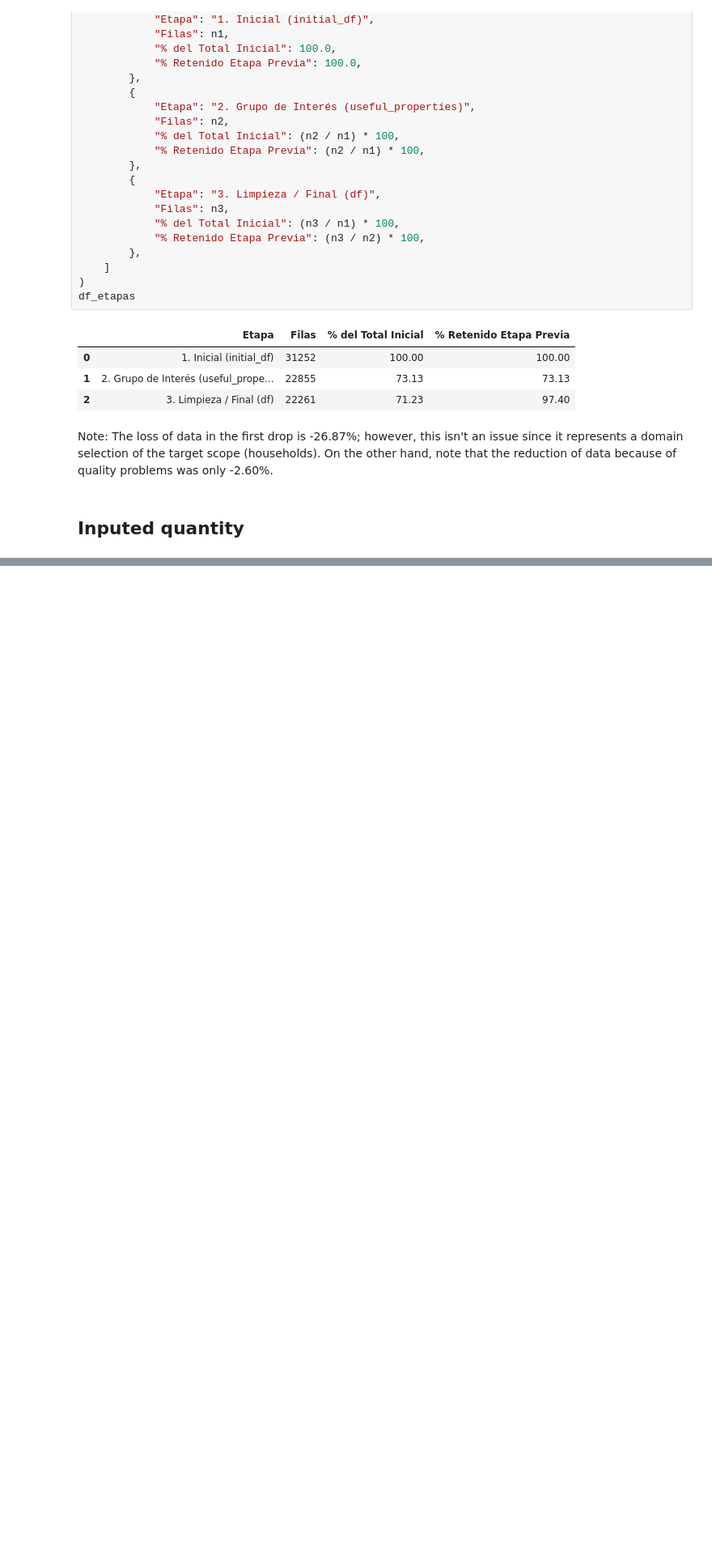
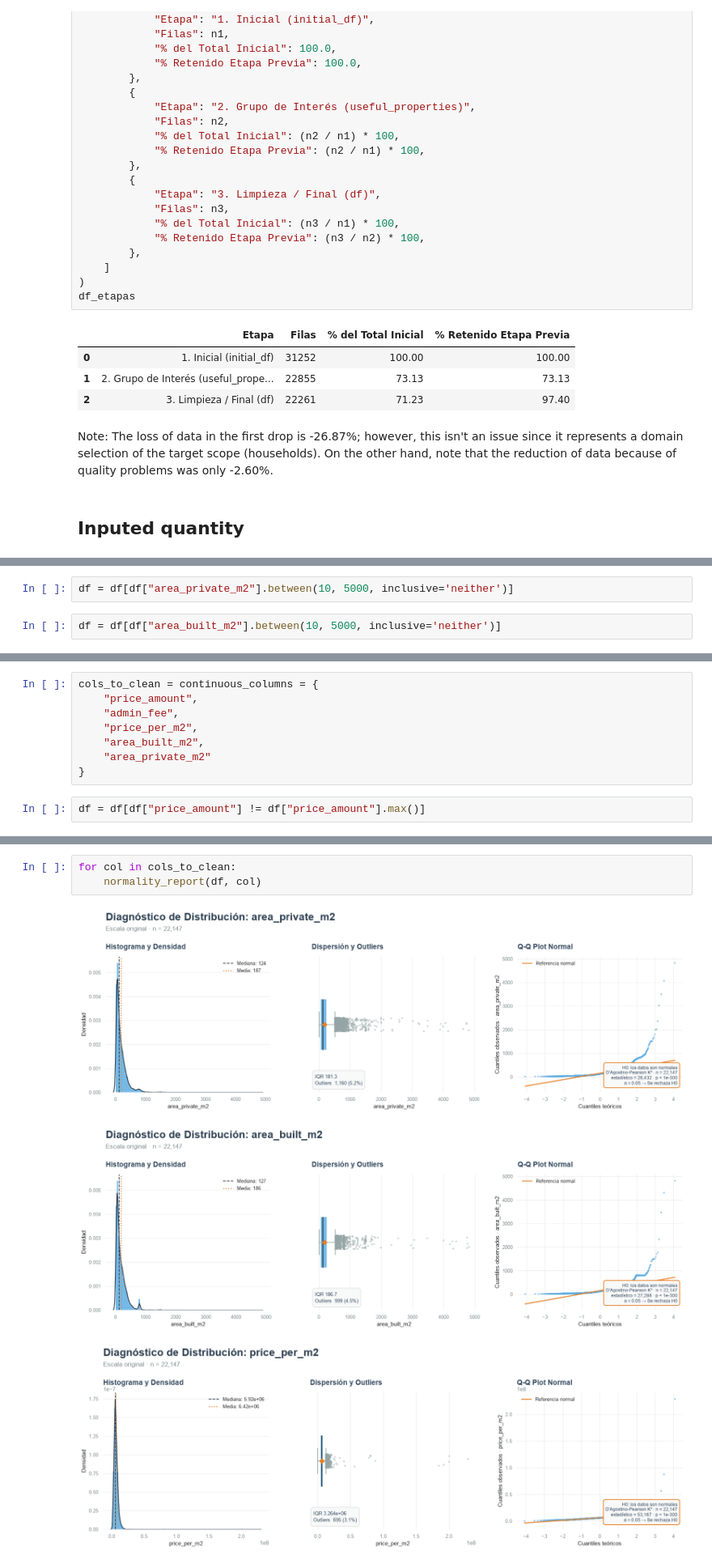
Before and after one commit to juanpablocarrillohortua/proyecto_finca_raiz_colombia, a Jupyter notebook: notebooks/data_cleaning.ipynb, the cells around one changed output, grey strips where cells are left out. Shown at 81% size. Cells and saved outputs as stored; diff of their text form; blank space fills up the shorter version.

```diff
--- a/notebooks/data_cleaning.ipynb
+++ b/notebooks/data_cleaning.ipynb
@@ -1780,0 +1890,4 @@ df_resumen_metodos
+# %%
+df = df[df["area_private_m2"].between(10, 5000, inclusive='neither')]
+# %%
+df = df[df["area_built_m2"].between(10, 5000, inclusive='neither')]
@@ -1780,0 +1921,10 @@ df_resumen_metodos
+# %%
+cols_to_clean = continuous_columns = {
+    "price_amount",
+    "admin_fee",
+    "price_per_m2",
+    "area_built_m2",
+    "area_private_m2"
+}
+# %%
+df = df[df["price_amount"] != df["price_amount"].max()]
@@ -1780,0 +1935,7 @@ df_resumen_metodos
+# %%
+for col in cols_to_clean:
+    normality_report(df, col)
+# %% [output]
+[figure, added]
+[figure, added]
+[figure, added]
```
Also changed, not shown: parts of 47 cells of this notebook.
